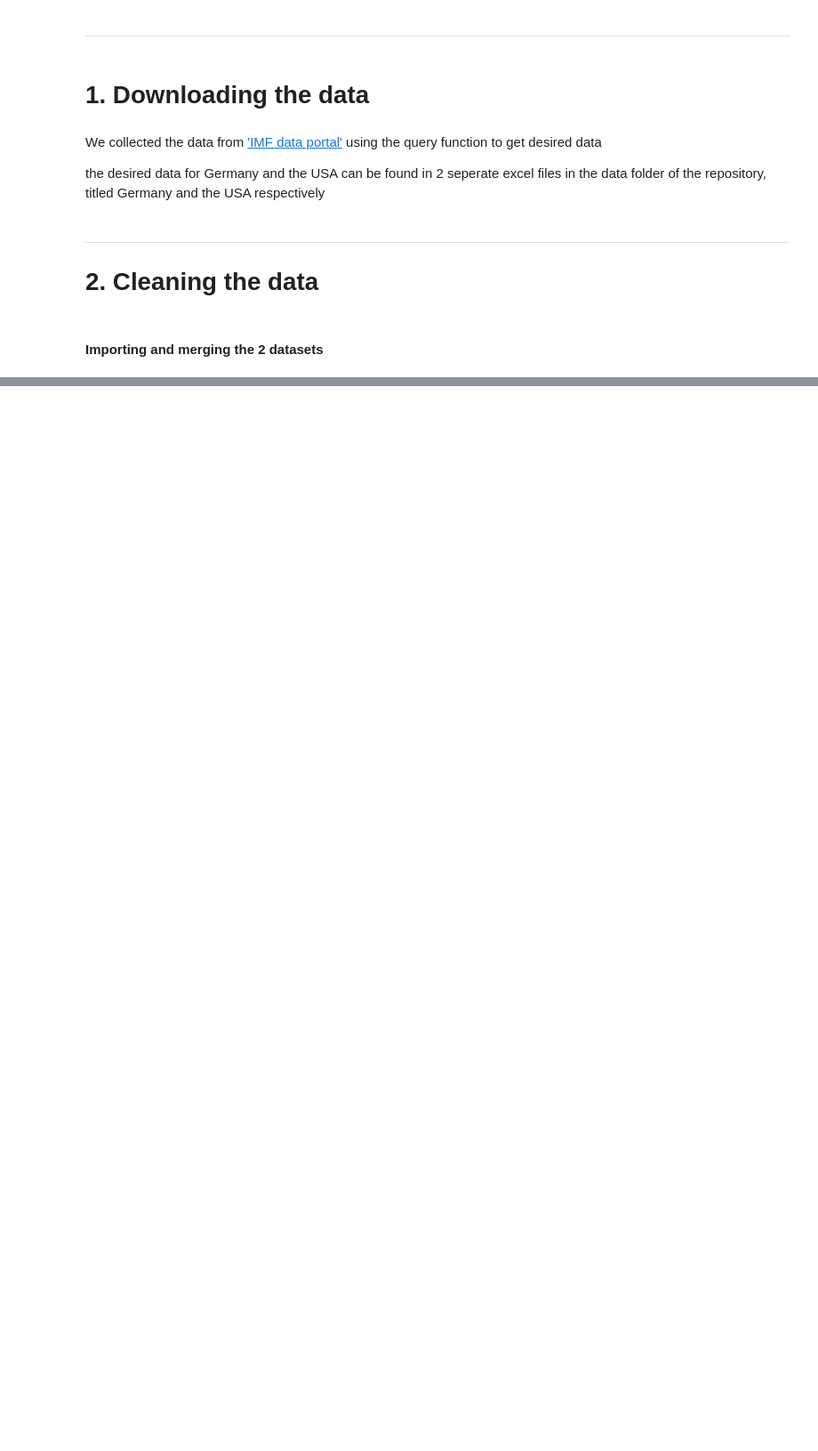
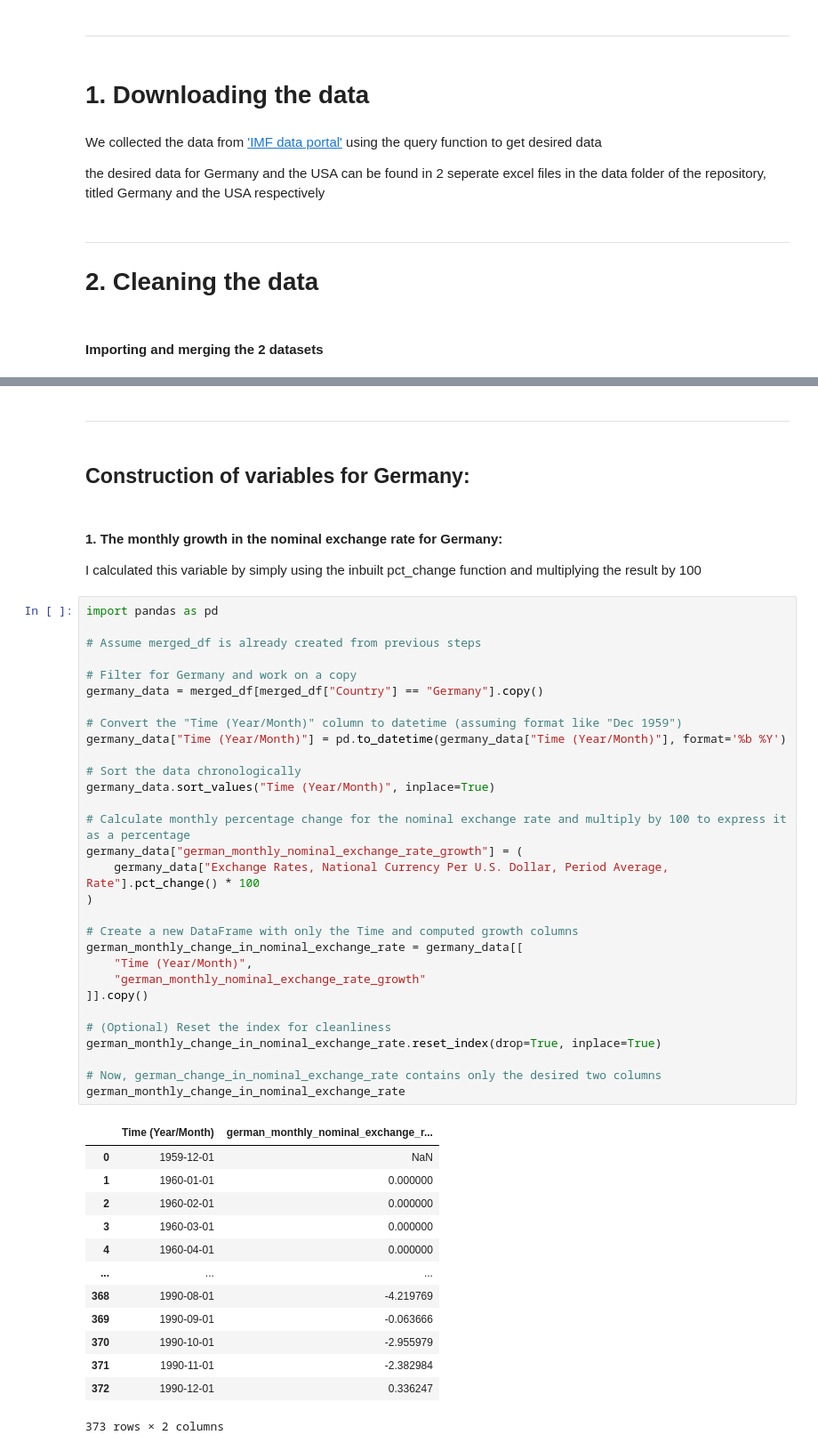
Before and after one commit to thoomkuzhymatthew/EC1B1_group28, a Jupyter notebook: code/DataCleaning.ipynb, the cells around one changed output, grey strips where cells are left out. Shown at 89% size. Saved outputs shown, nothing was run; the diff lists cells and outputs as text; blank space fills up the shorter version.

Commit message:
constructed variables for US and germany

```diff
--- a/code/DataCleaning.ipynb
+++ b/code/DataCleaning.ipynb
@@ -95,3 +92,55 @@ merged_df
 | 744 | Nov 1990 | NaN | NaN | 83059.402774 | ... |
 | 745 | Dec 1990 | NaN | NaN | 83316.214608 | ... |
 746 rows × 6 columns
+# %% [markdown]
+---
+# %% [markdown]
+## Construction of variables for Germany:
+# %% [markdown]
+#### 1. The monthly growth in the nominal exchange rate for Germany:
+
+I calculated this variable by simply using the inbuilt pct_change function and multiplying the result by 100
+# %%
+import pandas as pd
+
+# Assume merged_df is already created from previous steps
+
+# Filter for Germany and work on a copy
+germany_data = merged_df[merged_df["Country"] == "Germany"].copy()
+
+# Convert the "Time (Year/Month)" column to datetime (assuming format like "Dec 1959")
+germany_data["Time (Year/Month)"] = pd.to_datetime(germany_data["Time (Year/Month)"], format='%b %Y')
+
+# Sort the data chronologically
+germany_data.sort_values("Time (Year/Month)", inplace=True)
+
+# Calculate monthly percentage change for the nominal exchange rate and multiply by 100 to express it as a percentage
+germany_data["german_monthly_nominal_exchange_rate_growth"] = (
+    germany_data["Exchange Rates, National Currency Per U.S. Dollar, Period Average, Rate"].pct_change() * 100
+)
+
+# Create a new DataFrame with only the Time and computed growth columns
+german_monthly_change_in_nominal_exchange_rate = germany_data[[
+    "Time (Year/Month)",
+    "german_monthly_nominal_exchange_rate_growth"
+]].copy()
+
+# (Optional) Reset the index for cleanliness
+german_monthly_change_in_nominal_exchange_rate.reset_index(drop=True, inplace=True)
+
+# Now, german_change_in_nominal_exchange_rate contains only the desired two columns
+german_monthly_change_in_nominal_exchange_rate
+# %% [output]
+|  | Time (Year/Month) | german_monthly_nominal_exchange_r... |
+| 0 | 1959-12-01 | NaN |
+| 1 | 1960-01-01 | 0.000000 |
+| 2 | 1960-02-01 | 0.000000 |
+| 3 | 1960-03-01 | 0.000000 |
+| 4 | 1960-04-01 | 0.000000 |
+| ... | ... | ... |
+| 368 | 1990-08-01 | -4.219769 |
+| 369 | 1990-09-01 | -0.063666 |
+| 370 | 1990-10-01 | -2.955979 |
+| 371 | 1990-11-01 | -2.382984 |
+| 372 | 1990-12-01 | 0.336247 |
+373 rows × 2 columns
```
Also changed, not shown: parts of 19 cells of this notebook.
